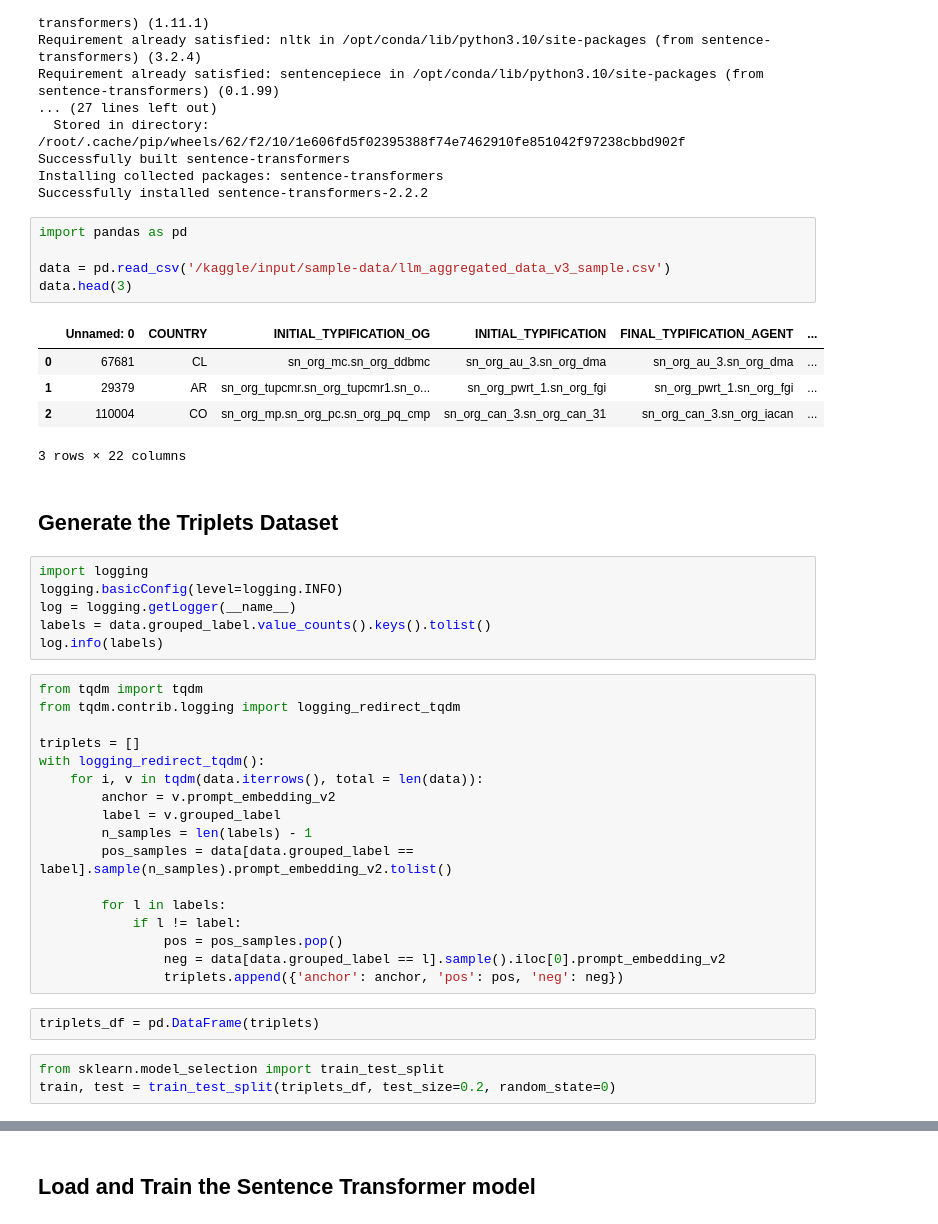
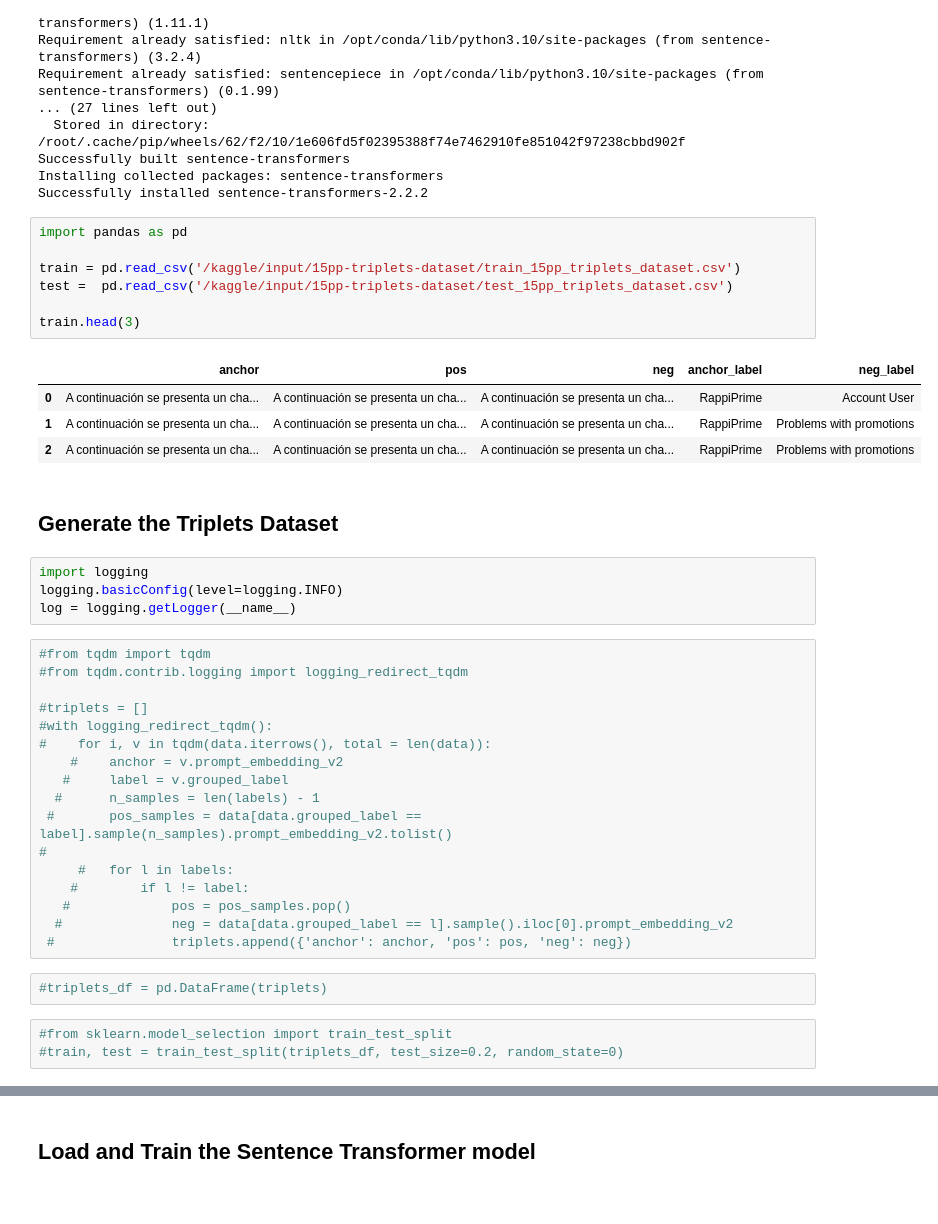
Before and after one commit to diegommezp28/kaggle_hf_train, a Jupyter notebook: finetuning-sbert.ipynb, the cells around one changed output, grey strips where cells are left out. Cells and saved outputs as stored; diff of their text form.

Commit message:
Kaggle Notebook | finetuning_SBert | Version 4

```diff
--- a/finetuning-sbert.ipynb
+++ b/finetuning-sbert.ipynb
@@ -21,44 +21,43 @@ Successfully installed sentence-transformers-2.2.2
 # %%
 import pandas as pd
 
-data = pd.read_csv('/kaggle/input/sample-data/llm_aggregated_data_v3_sample.csv')
-data.head(3)
+train = pd.read_csv('/kaggle/input/15pp-triplets-dataset/train_15pp_triplets_dataset.csv')
+test =  pd.read_csv('/kaggle/input/15pp-triplets-dataset/test_15pp_triplets_dataset.csv')
+
+train.head(3)
 # %% [output]
-|  | Unnamed: 0 | COUNTRY | INITIAL_TYPIFICATION_OG | INITIAL_TYPIFICATION | FINAL_TYPIFICATION_AGENT | ... |
-| 0 | 67681 | CL | sn_org_mc.sn_org_ddbmc | sn_org_au_3.sn_org_dma | sn_org_au_3.sn_org_dma | ... |
-| 1 | 29379 | AR | sn_org_tupcmr.sn_org_tupcmr1.sn_o... | sn_org_pwrt_1.sn_org_fgi | sn_org_pwrt_1.sn_org_fgi | ... |
-| 2 | 110004 | CO | sn_org_mp.sn_org_pc.sn_org_pq_cmp | sn_org_can_3.sn_org_can_31 | sn_org_can_3.sn_org_iacan | ... |
+|  | anchor | pos | neg | anchor_label | neg_label |
+| 0 | A continuación se presenta un cha... | A continuación se presenta un cha... | A continuación se presenta un cha... | RappiPrime | Account User |
+| 1 | A continuación se presenta un cha... | A continuación se presenta un cha... | A continuación se presenta un cha... | RappiPrime | Problems with promotions |
+| 2 | A continuación se presenta un cha... | A continuación se presenta un cha... | A continuación se presenta un cha... | RappiPrime | Problems with promotions |
-3 rows × 22 columns
 # %% [markdown]
 ## Generate the Triplets Dataset
 # %%
 import logging
 logging.basicConfig(level=logging.INFO)
 log = logging.getLogger(__name__)
-labels = data.grouped_label.value_counts().keys().tolist()
-log.info(labels)
 # %%
-from tqdm import tqdm
-from tqdm.contrib.logging import logging_redirect_tqdm
+#from tqdm import tqdm
+#from tqdm.contrib.logging import logging_redirect_tqdm
 
-triplets = []
-with logging_redirect_tqdm():
-    for i, v in tqdm(data.iterrows(), total = len(data)):
-        anchor = v.prompt_embedding_v2
-        label = v.grouped_label
-        n_samples = len(labels) - 1
-        pos_samples = data[data.grouped_label == label].sample(n_samples).prompt_embedding_v2.tolist()
-
-        for l in labels:
-            if l != label:
-                pos = pos_samples.pop()
-                neg = data[data.grouped_label == l].sample().iloc[0].prompt_embedding_v2
-                triplets.append({'anchor': anchor, 'pos': pos, 'neg': neg})
+#triplets = []
+#with logging_redirect_tqdm():
+#    for i, v in tqdm(data.iterrows(), total = len(data)):
+    #    anchor = v.prompt_embedding_v2
+   #     label = v.grouped_label
+  #      n_samples = len(labels) - 1
+ #       pos_samples = data[data.grouped_label == label].sample(n_samples).prompt_embedding_v2.tolist()
+#
+     #   for l in labels:
+    #        if l != label:
+   #             pos = pos_samples.pop()
+  #              neg = data[data.grouped_label == l].sample().iloc[0].prompt_embedding_v2
+ #               triplets.append({'anchor': anchor, 'pos': pos, 'neg': neg})
 # %%
-triplets_df = pd.DataFrame(triplets)
+#triplets_df = pd.DataFrame(triplets)
 # %%
-from sklearn.model_selection import train_test_split
-train, test = train_test_split(triplets_df, test_size=0.2, random_state=0)
+#from sklearn.model_selection import train_test_split
+#train, test = train_test_split(triplets_df, test_size=0.2, random_state=0)
 # %%
 from sentence_transformers import InputExample
 from tqdm import tqdm
```
Also changed, not shown: parts of 7 cells of this notebook.
